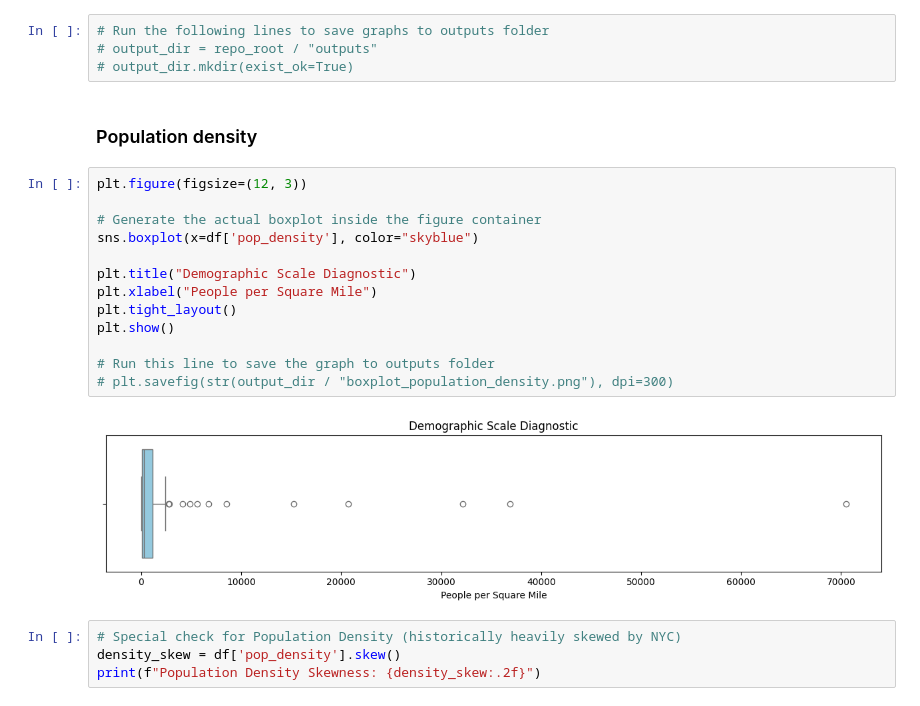
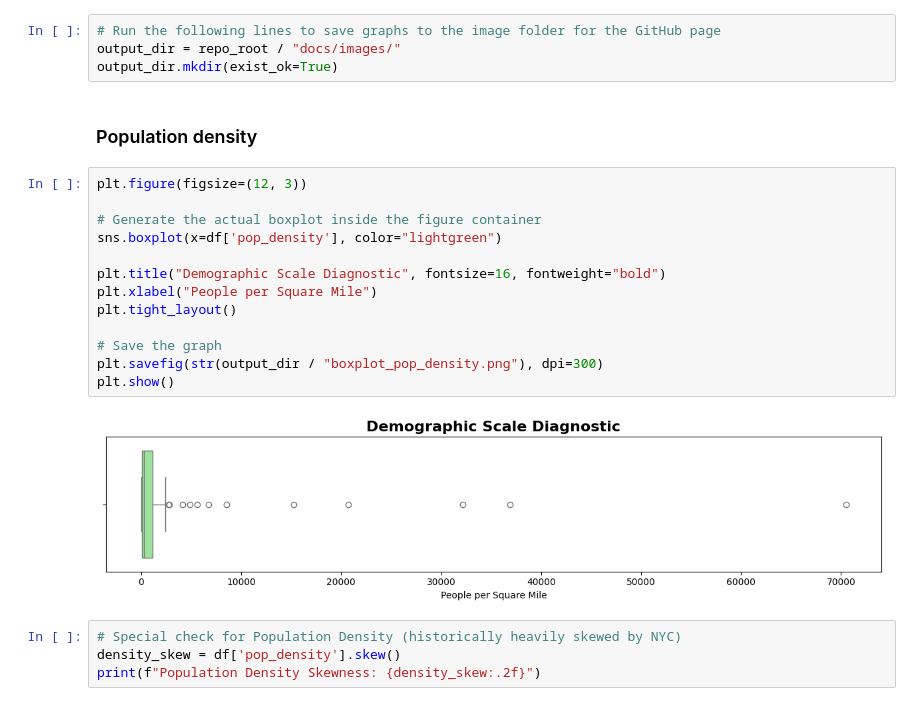
Before and after one commit to palism1/stroke-burden-index, a Jupyter notebook: notebooks/SRI EDA.ipynb, the cells around one changed output. Cells and saved outputs as stored; diff of their text form.

```diff
--- a/notebooks/SRI EDA.ipynb
+++ b/notebooks/SRI EDA.ipynb
@@ -121,26 +121,26 @@ Percentage-based features are clean and bounded tightly between 2.4% and 61.2%,
 # %% [markdown]
 ## Check for Skewness and Outliers
 # %%
-# Run the following lines to save graphs to outputs folder
-# output_dir = repo_root / "outputs"
-# output_dir.mkdir(exist_ok=True)
+# Run the following lines to save graphs to the image folder for the GitHub page
+output_dir = repo_root / "docs/images/"
+output_dir.mkdir(exist_ok=True)
 # %% [markdown]
 ### Population density
 # %%
 plt.figure(figsize=(12, 3))
 
 # Generate the actual boxplot inside the figure container
-sns.boxplot(x=df['pop_density'], color="skyblue")
+sns.boxplot(x=df['pop_density'], color="lightgreen")
 
-plt.title("Demographic Scale Diagnostic")
+plt.title("Demographic Scale Diagnostic", fontsize=16, fontweight="bold")
 plt.xlabel("People per Square Mile")
 plt.tight_layout()
+
+# Save the graph
+plt.savefig(str(output_dir / "boxplot_pop_density.png"), dpi=300)
 plt.show()
-
-# Run this line to save the graph to outputs folder
-# plt.savefig(str(output_dir / "boxplot_population_density.png"), dpi=300)
 # %% [output]
-[figure, old version]
+[figure, new version]
 # %%
 # Special check for Population Density (historically heavily skewed by NYC)
 density_skew = df['pop_density'].skew()
```
Also changed, not shown: parts of 2 cells of this notebook, 3 other files.
